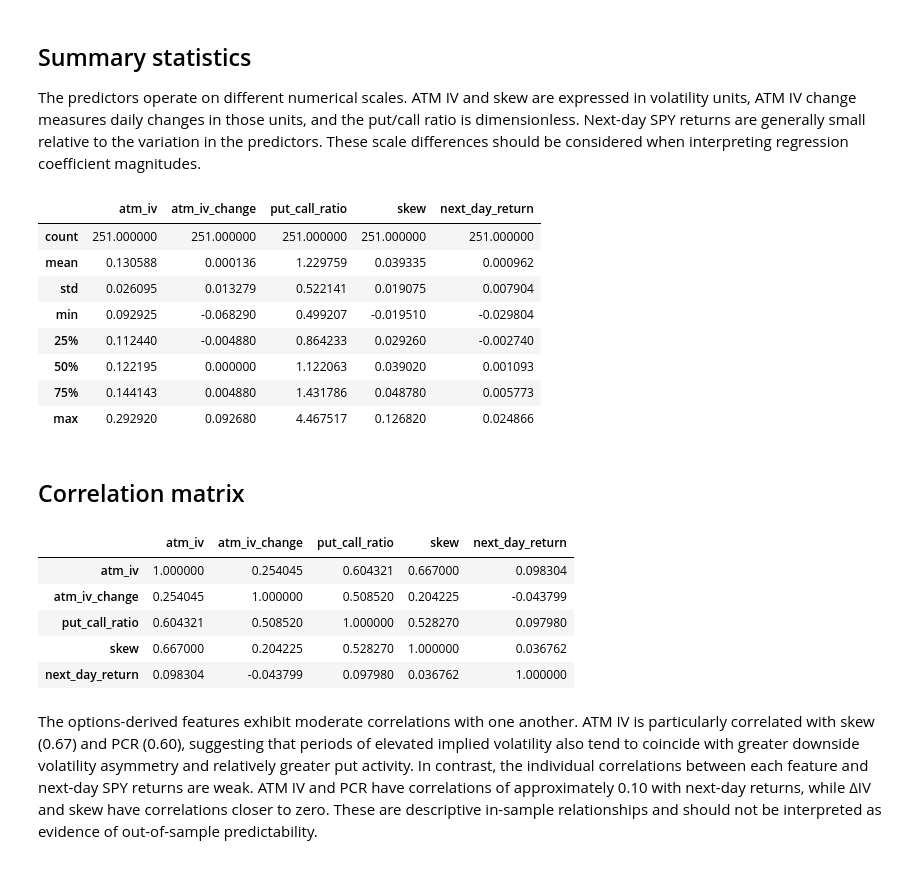
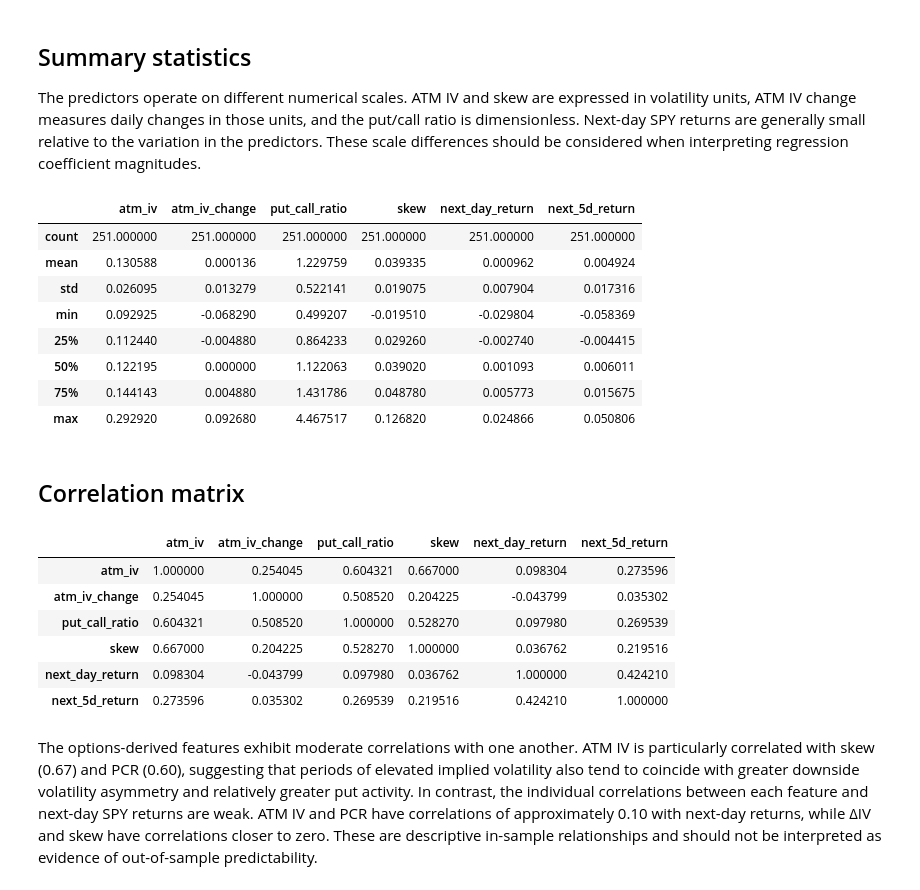
Before and after one commit to RongyiDai/Quantitative_Research_Projects, a Jupyter notebook: SPY_Options_Return_Prediction/SPY_Options_Return_Prediction.ipynb, the cells around one changed output. Drawn from its saved outputs; the diff is of its cells as text; code cells hidden in the pictures.

```diff
--- a/SPY_Options_Return_Prediction/SPY_Options_Return_Prediction.ipynb
+++ b/SPY_Options_Return_Prediction/SPY_Options_Return_Prediction.ipynb
@@ -455,6 +418,9 @@ Adjusted close is used for the return calculation because it accounts for distri
 spy = underlying.sort_values("date")[underlying["date"]>="2024-01-02"].copy()
 spy["return"] = spy["adjusted_close"].pct_change()
 spy["next_day_return"] = spy["return"].shift(-1)
+spy["next_5d_return"] = (spy["adjusted_close"].shift(-5)/ spy["adjusted_close"]- 1)
+spy["target_1d_end_date"] = spy["date"].shift(-1)
+spy["target_5d_end_date"] = spy["date"].shift(-5)
 spy.head(5)
 # %% [output]
 |  | id | symbol | date | open | high | low | close | adjusted_close | volume | ... |
@@ -478,7 +444,8 @@ model_data = model_data.merge(
     how="inner"
 )
 model_data = model_data.merge(
-    spy[["date", "next_day_return"]],
+    spy[["date", "next_day_return", "next_5d_return",
+         "target_1d_end_date", "target_5d_end_date"]],
     on="date",
     how="inner"
 )
@@ -512,7 +482,8 @@ cols = [
     "atm_iv_change",
     "put_call_ratio",
     "skew",
-    "next_day_return"
+    "next_day_return", "next_5d_return",
+    "target_1d_end_date", "target_5d_end_date"
 ]
 model_data = model_data[cols].copy()
 model_data.head()
@@ -537,35 +508,37 @@ The predictors operate on different numerical scales. ATM IV and skew are expres
 # %%
 feature_cols = [
     "atm_iv",
     "atm_iv_change",
     "put_call_ratio",
     "skew",
-    "next_day_return"
+    "next_day_return",
+    "next_5d_return"
 ]
 
 model_data[feature_cols].describe()
 # %% [output]
-|  | atm_iv | atm_iv_change | put_call_ratio | skew | next_day_return |
-| count | 251.000000 | 251.000000 | 251.000000 | 251.000000 | 251.000000 |
-| mean | 0.130588 | 0.000136 | 1.229759 | 0.039335 | 0.000962 |
-| std | 0.026095 | 0.013279 | 0.522141 | 0.019075 | 0.007904 |
-| min | 0.092925 | -0.068290 | 0.499207 | -0.019510 | -0.029804 |
-| 25% | 0.112440 | -0.004880 | 0.864233 | 0.029260 | -0.002740 |
-| 50% | 0.122195 | 0.000000 | 1.122063 | 0.039020 | 0.001093 |
-| 75% | 0.144143 | 0.004880 | 1.431786 | 0.048780 | 0.005773 |
-| max | 0.292920 | 0.092680 | 4.467517 | 0.126820 | 0.024866 |
+|  | atm_iv | atm_iv_change | put_call_ratio | skew | next_day_return | next_5d_return |
+| count | 251.000000 | 251.000000 | 251.000000 | 251.000000 | 251.000000 | 251.000000 |
+| mean | 0.130588 | 0.000136 | 1.229759 | 0.039335 | 0.000962 | 0.004924 |
+| std | 0.026095 | 0.013279 | 0.522141 | 0.019075 | 0.007904 | 0.017316 |
+| min | 0.092925 | -0.068290 | 0.499207 | -0.019510 | -0.029804 | -0.058369 |
+| 25% | 0.112440 | -0.004880 | 0.864233 | 0.029260 | -0.002740 | -0.004415 |
+| 50% | 0.122195 | 0.000000 | 1.122063 | 0.039020 | 0.001093 | 0.006011 |
+| 75% | 0.144143 | 0.004880 | 1.431786 | 0.048780 | 0.005773 | 0.015675 |
+| max | 0.292920 | 0.092680 | 4.467517 | 0.126820 | 0.024866 | 0.050806 |
 # %% [markdown]
 ## Correlation matrix
 # %%
 corr_matrix = model_data[feature_cols].corr()
 corr_matrix
 # %% [output]
-|  | atm_iv | atm_iv_change | put_call_ratio | skew | next_day_return |
-| atm_iv | 1.000000 | 0.254045 | 0.604321 | 0.667000 | 0.098304 |
-| atm_iv_change | 0.254045 | 1.000000 | 0.508520 | 0.204225 | -0.043799 |
-| put_call_ratio | 0.604321 | 0.508520 | 1.000000 | 0.528270 | 0.097980 |
-| skew | 0.667000 | 0.204225 | 0.528270 | 1.000000 | 0.036762 |
-| next_day_return | 0.098304 | -0.043799 | 0.097980 | 0.036762 | 1.000000 |
+|  | atm_iv | atm_iv_change | put_call_ratio | skew | next_day_return | next_5d_return |
+| atm_iv | 1.000000 | 0.254045 | 0.604321 | 0.667000 | 0.098304 | 0.273596 |
+| atm_iv_change | 0.254045 | 1.000000 | 0.508520 | 0.204225 | -0.043799 | 0.035302 |
+| put_call_ratio | 0.604321 | 0.508520 | 1.000000 | 0.528270 | 0.097980 | 0.269539 |
+| skew | 0.667000 | 0.204225 | 0.528270 | 1.000000 | 0.036762 | 0.219516 |
+| next_day_return | 0.098304 | -0.043799 | 0.097980 | 0.036762 | 1.000000 | 0.424210 |
+| next_5d_return | 0.273596 | 0.035302 | 0.269539 | 0.219516 | 0.424210 | 1.000000 |
 # %% [markdown]
 The options-derived features exhibit moderate correlations with one another. ATM IV is particularly correlated with skew (0.67) and PCR (0.60), suggesting that periods of elevated implied volatility also tend to coincide with greater downside volatility asymmetry and relatively greater put activity.
 In contrast, the individual correlations between each feature and next-day SPY returns are weak. ATM IV and PCR have correlations of approximately 0.10 with next-day returns, while ΔIV and skew have correlations closer to zero. These are descriptive in-sample relationships and should not be interpreted as evidence of out-of-sample predictability.
```
Also changed, not shown: parts of 55 cells of this notebook.
